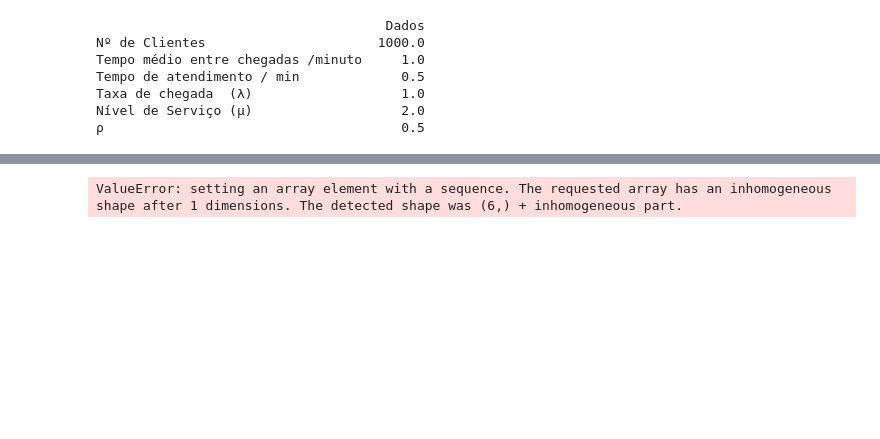
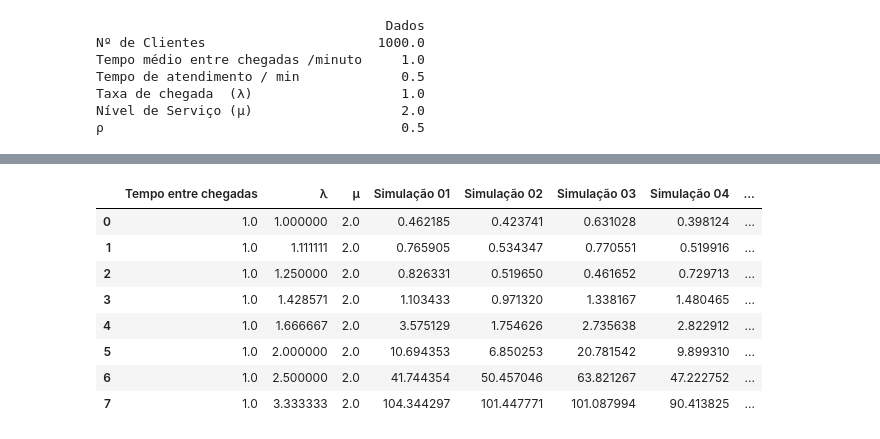
Before and after one commit to alexandrelpgillet/An-lise-de-Filas, a Jupyter notebook: notebook.ipynb, the cells around one changed output, grey strips where cells are left out. Saved outputs shown, nothing was run; the diff lists cells and outputs as text; code cells hidden in the pictures; blank space fills up the shorter version.

```diff
--- a/notebook.ipynb
+++ b/notebook.ipynb
@@ -374,34 +377,42 @@ for i in range (0,7):
     j = j -0.1
     l = 1 / j;
 
     m = []
 
 
 
+
     for k in range (0,5):
 
       generate_simulation(dados_simulacao_aux[k])
 
-      m.append(dados_simulacao_aux[k].mean())
-      tempo_medio_espera_replicações.loc[i+1 , 'Simulação 0'+str(k+1)] = dados_simulacao_aux[k]['Tempo de espera na fila'].mean()
+      m.append(dados_simulacao_aux[k]['Tempo de espera na fila'].mean())
 
     media_tempo = sum(m)/5
 
 
     wq = l / (u * (u-l))
 
     media = (media_tempo+wq)/2
 
     variancia = (wq-media)**2 + (media_tempo-media)**2
 
 
 
 
 
 
-    tempo_medio_espera_replicações.loc[i+1 , ['Tempo entre chegadas' , 'λ' , 'μ' , 'w médio' , 'Variância' , 'Wq teórico']]=[1,l,u,media_tempo,variancia , wq]
+    tempo_medio_espera_replicações.loc[i+1 , ['Tempo entre chegadas' , 'λ' , 'μ' ,'Simulação 01', 'Simulação 02' , 'Simulação 03', 'Simulação 04', 'Simulação 05', 'w médio' , 'Variância' , 'Wq teórico']]=[1,l,u,m[0],m[1],m[2],m[3],m[4], media_tempo,variancia , wq]
 
 
 tempo_medio_espera_replicações
 # %% [output]
-ValueError: setting an array element with a sequence. The requested array has an inhomogeneous shape after 1 dimensions. The detected shape was (6,) + inhomogeneous part.
+|  | Tempo entre chegadas | λ | μ | Simulação 01 | Simulação 02 | Simulação 03 | Simulação 04 | ... |
+| 0 | 1.0 | 1.000000 | 2.0 | 0.462185 | 0.423741 | 0.631028 | 0.398124 | ... |
+| 1 | 1.0 | 1.111111 | 2.0 | 0.765905 | 0.534347 | 0.770551 | 0.519916 | ... |
+| 2 | 1.0 | 1.250000 | 2.0 | 0.826331 | 0.519650 | 0.461652 | 0.729713 | ... |
+| 3 | 1.0 | 1.428571 | 2.0 | 1.103433 | 0.971320 | 1.338167 | 1.480465 | ... |
+| 4 | 1.0 | 1.666667 | 2.0 | 3.575129 | 1.754626 | 2.735638 | 2.822912 | ... |
+| 5 | 1.0 | 2.000000 | 2.0 | 10.694353 | 6.850253 | 20.781542 | 9.899310 | ... |
+| 6 | 1.0 | 2.500000 | 2.0 | 41.744354 | 50.457046 | 63.821267 | 47.222752 | ... |
+| 7 | 1.0 | 3.333333 | 2.0 | 104.344297 | 101.447771 | 101.087994 | 90.413825 | ... |
```
Also changed, not shown: parts of 12 cells of this notebook.
